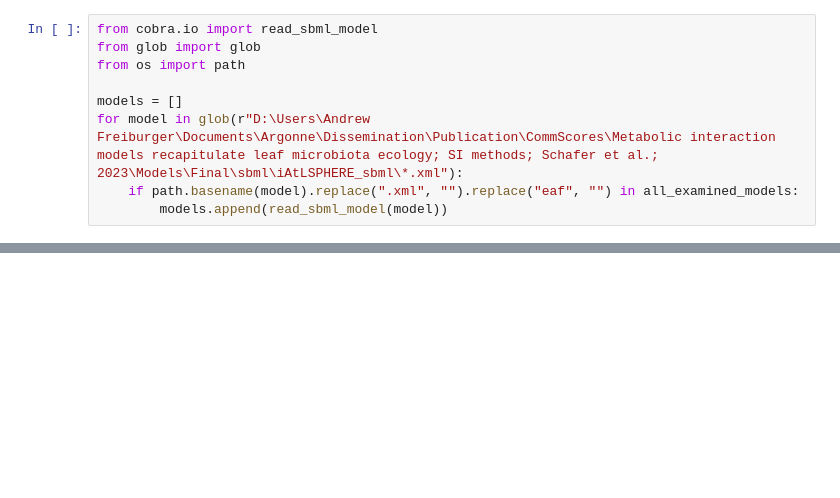
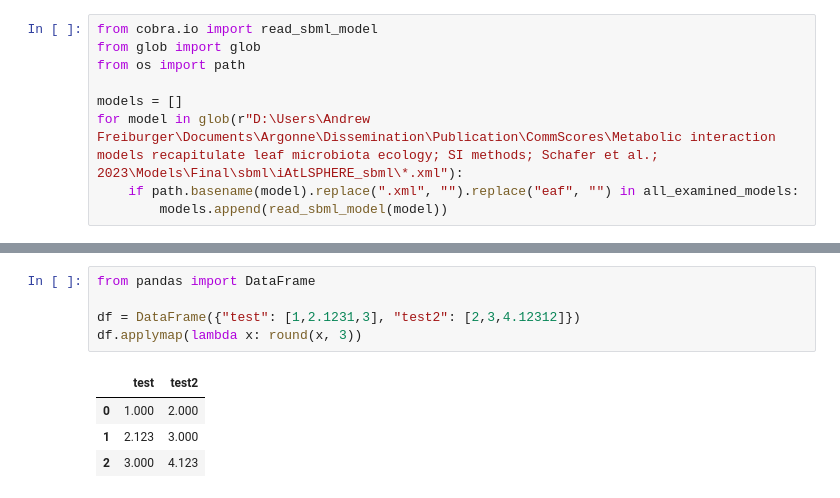
Before and after one commit to dtriadis/ModelSEEDpy, a Jupyter notebook: examples/Community Modeling/smetana/Vorholt_replication.ipynb, the cells around one changed output, grey strips where cells are left out. Saved outputs shown, nothing was run; the diff lists cells and outputs as text; blank space fills up the shorter version.

```diff
--- a/examples/Community Modeling/smetana/Vorholt_replication.ipynb
+++ b/examples/Community Modeling/smetana/Vorholt_replication.ipynb
@@ -285,0 +286,10 @@ Standardize exchange reactions in M_Leaf154
+# %%
+from pandas import DataFrame
+
+df = DataFrame({"test": [1,2.1231,3], "test2": [2,3,4.12312]})
+df.applymap(lambda x: round(x, 3))
+# %% [output]
+|  | test | test2 |
+| 0 | 1.000 | 2.000 |
+| 1 | 2.123 | 3.000 |
+| 2 | 3.000 | 4.123 |
```
Also changed, not shown: parts of 1 cell of this notebook, 3 other files.
